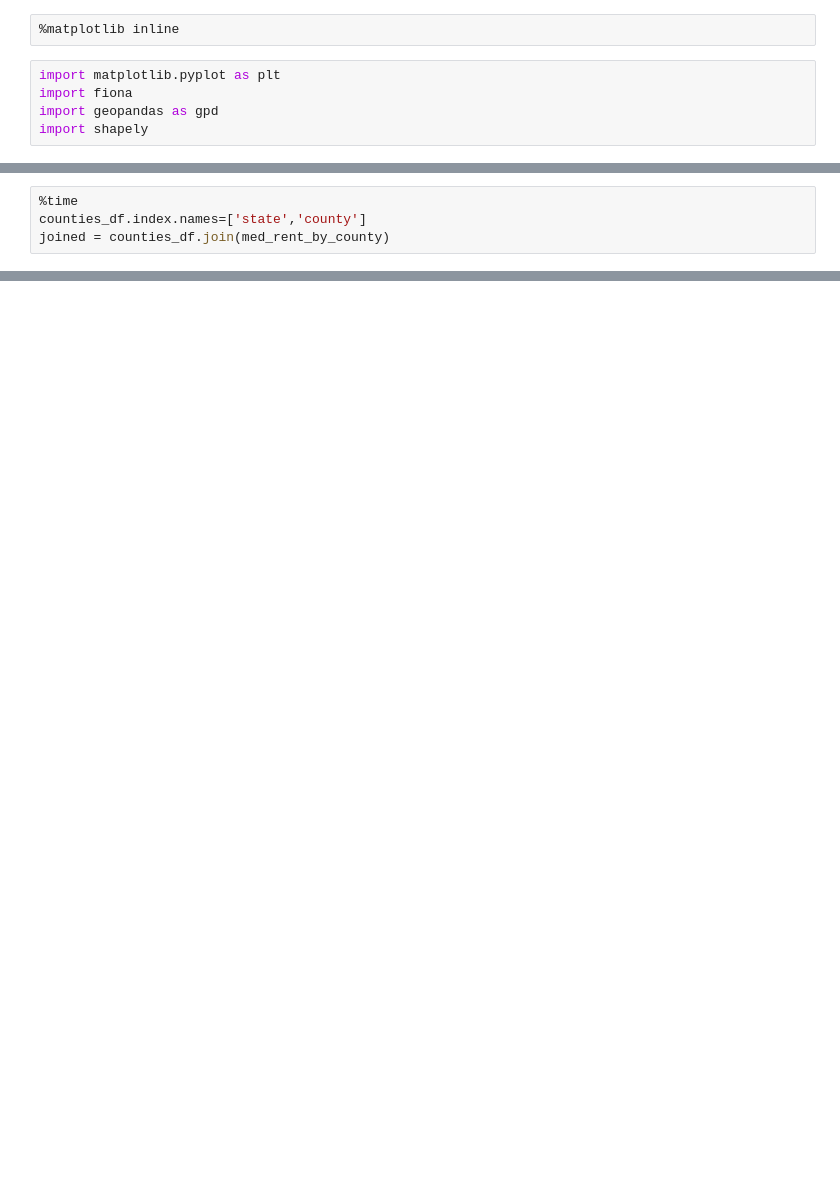
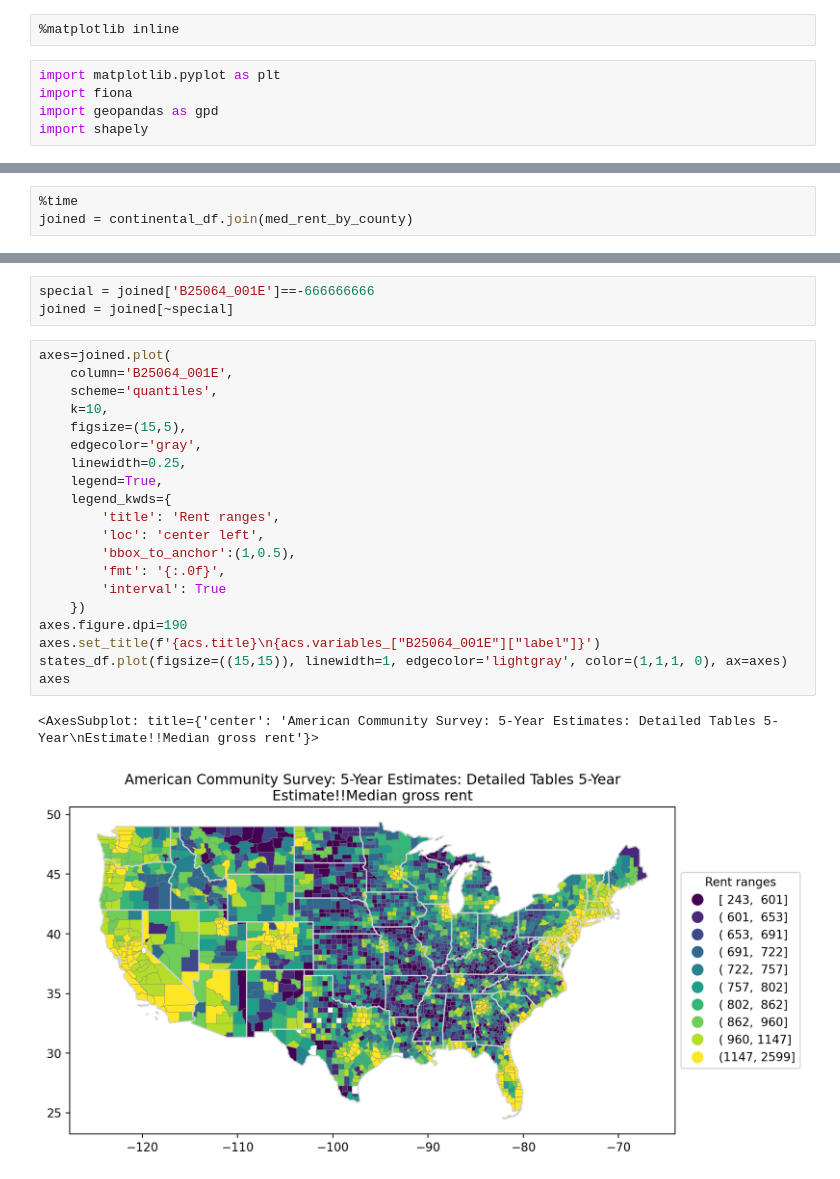
Before and after one commit to nkrishnaswami/uscensus, a Jupyter notebook: Census-example.ipynb, the cells around one changed output, grey strips where cells are left out. Saved outputs shown, nothing was run; the diff lists cells and outputs as text; blank space fills up the shorter version.

```diff
--- a/Census-example.ipynb
+++ b/Census-example.ipynb
@@ -87,4 +171,3 @@ counties_df.sort_index(inplace=True)
 # %%
 %time
-counties_df.index.names=['state','county']
-joined = counties_df.join(med_rent_by_county)
+joined = continental_df.join(med_rent_by_county)
@@ -110,0 +185,26 @@ plt.gca().imshow(X, interpolation='bicubic', cmap=mpl.cm.get_cmap(),
+# %%
+special = joined['B25064_001E']==-666666666
+joined = joined[~special]
+# %%
+axes=joined.plot(
+    column='B25064_001E',
+    scheme='quantiles',
+    k=10,
+    figsize=(15,5),
+    edgecolor='gray',
+    linewidth=0.25,
+    legend=True,
+    legend_kwds={
+        'title': 'Rent ranges',
+        'loc': 'center left',
+        'bbox_to_anchor':(1,0.5),
+        'fmt': '{:.0f}',
+        'interval': True
+    })
+axes.figure.dpi=190
+axes.set_title(f'{acs.title}\n{acs.variables_["B25064_001E"]["label"]}')
+states_df.plot(figsize=((15,15)), linewidth=1, edgecolor='lightgray', color=(1,1,1, 0), ax=axes)
+axes
+# %% [output]
+<AxesSubplot: title={'center': 'American Community Survey: 5-Year Estimates: Detailed Tables 5-Year\nEstimate!!Median gross rent'}>
+[figure, added]
```
Also changed, not shown: parts of 32 cells of this notebook, 44 other files.
